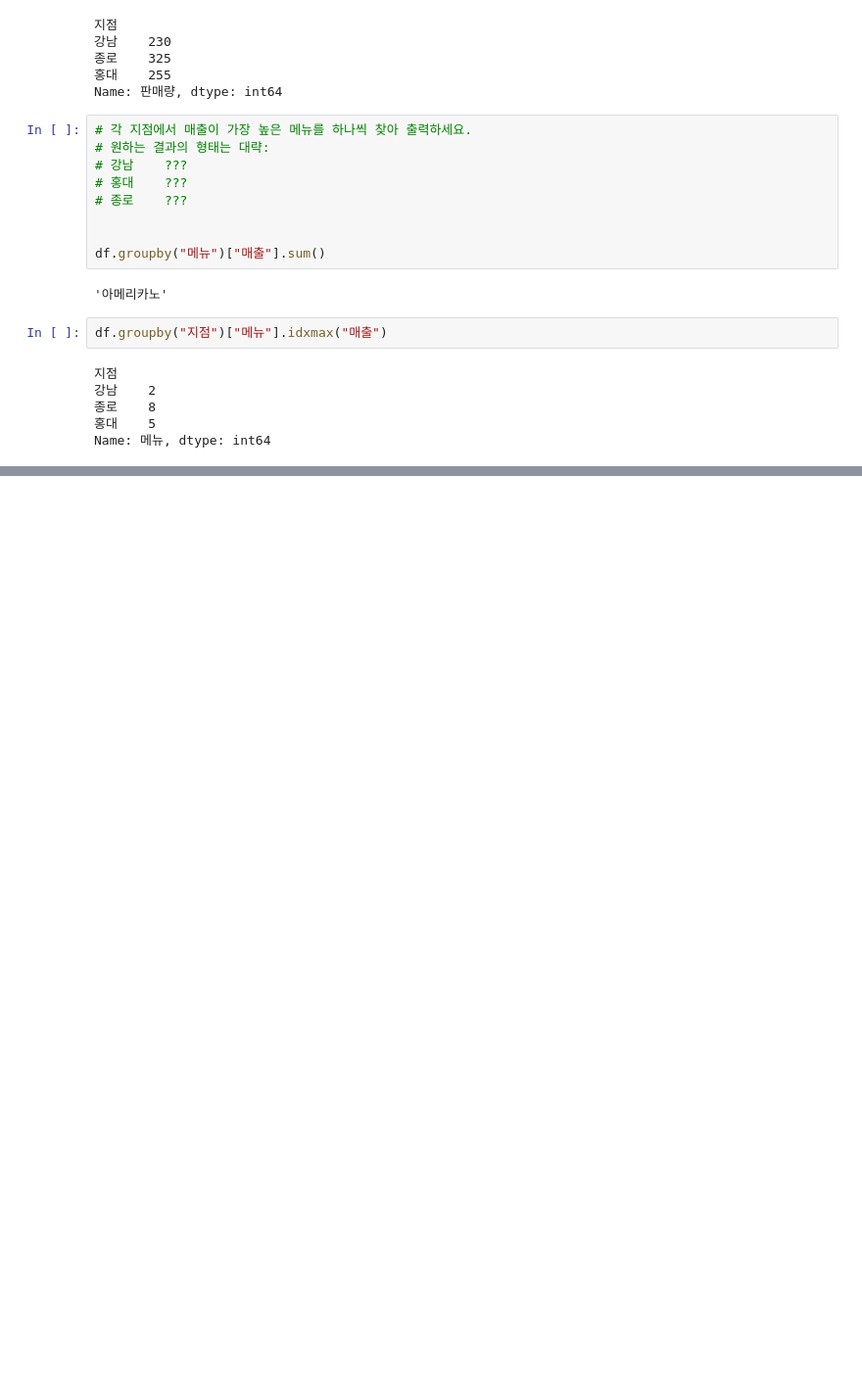
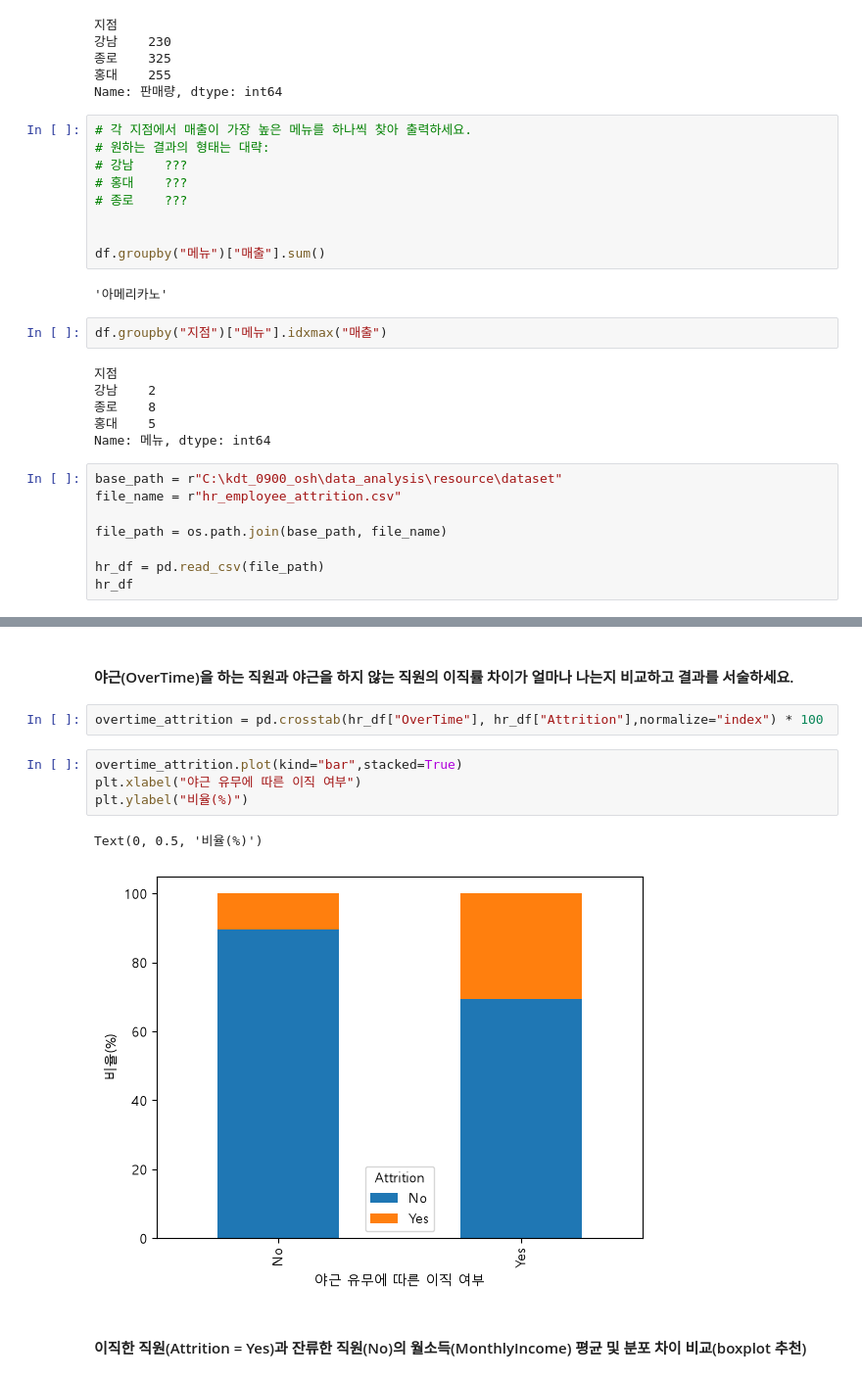
Before and after one commit to shoh03/kdt-data-analysis, a Jupyter notebook: 연습장.ipynb, the cells around one changed output, grey strips where cells are left out. Shown at 98% size. Drawn from its saved outputs; the diff is of its cells as text; blank space fills up the shorter version.

```diff
--- a/연습장.ipynb
+++ b/연습장.ipynb
@@ -356,3 +359,11 @@ df.groupby("지점")["메뉴"].idxmax("매출")
 종로    8
 홍대    5
 Name: 메뉴, dtype: int64
+# %%
+base_path = r"C:\kdt_0900_osh\data_analysis\resource\dataset"
+file_name = r"hr_employee_attrition.csv"
+
+file_path = os.path.join(base_path, file_name)
+
+hr_df = pd.read_csv(file_path)
+hr_df
@@ -358,0 +406,13 @@ Name: 메뉴, dtype: int64
+# %% [markdown]
+#### 야근(OverTime)을 하는 직원과 야근을 하지 않는 직원의 이직률 차이가 얼마나 나는지 비교하고 결과를 서술하세요.
+# %%
+overtime_attrition = pd.crosstab(hr_df["OverTime"], hr_df["Attrition"],normalize="index") * 100
+# %%
+overtime_attrition.plot(kind="bar",stacked=True)
+plt.xlabel("야근 유무에 따른 이직 여부")
+plt.ylabel("비율(%)")
+# %% [output]
+Text(0, 0.5, '비율(%)')
+[figure, added]
+# %% [markdown]
+#### 이직한 직원(Attrition = Yes)과 잔류한 직원(No)의 월소득(MonthlyIncome) 평균 및 분포 차이 비교(boxplot 추천)
```
Also changed, not shown: parts of 56 cells of this notebook, 2 other files.
